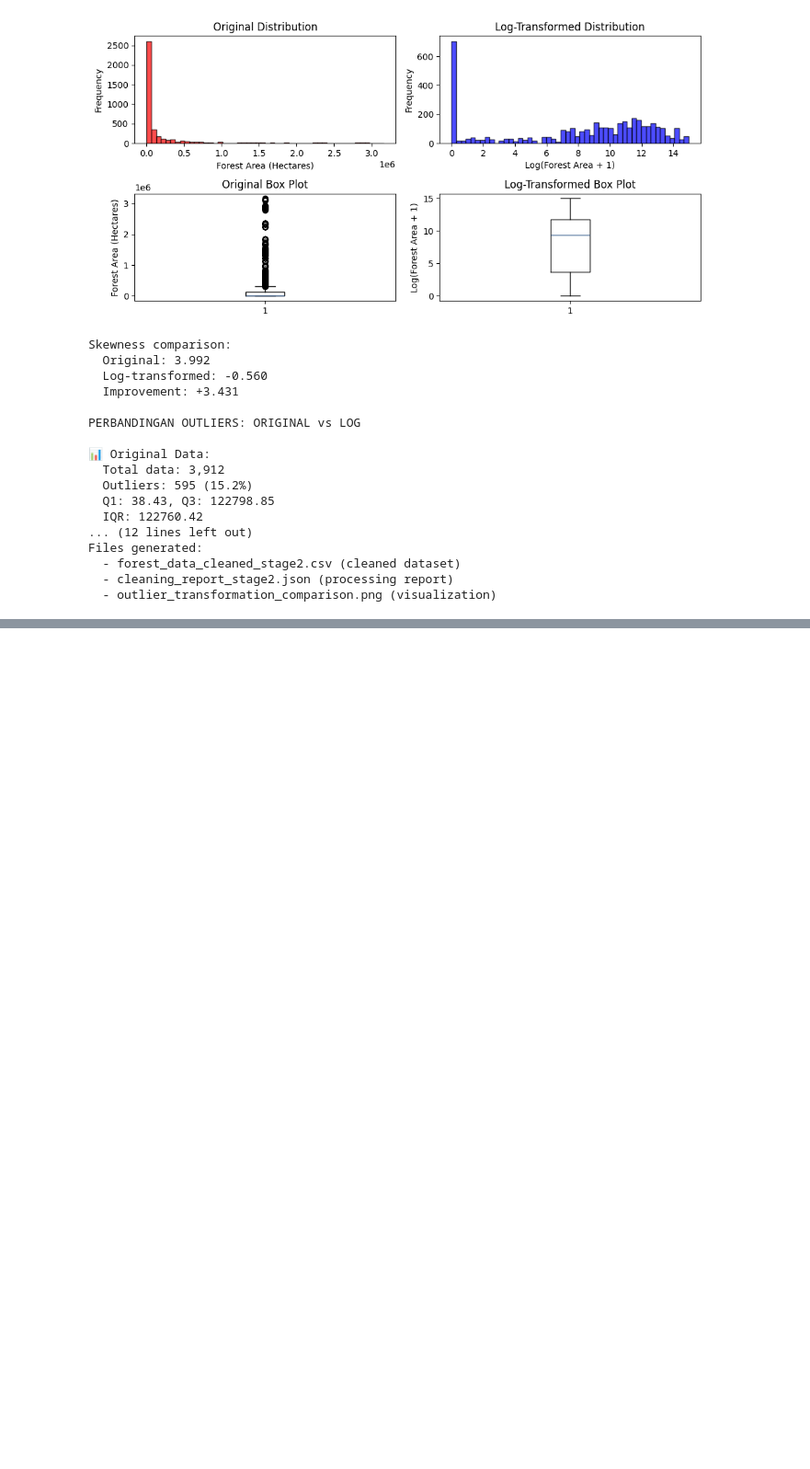
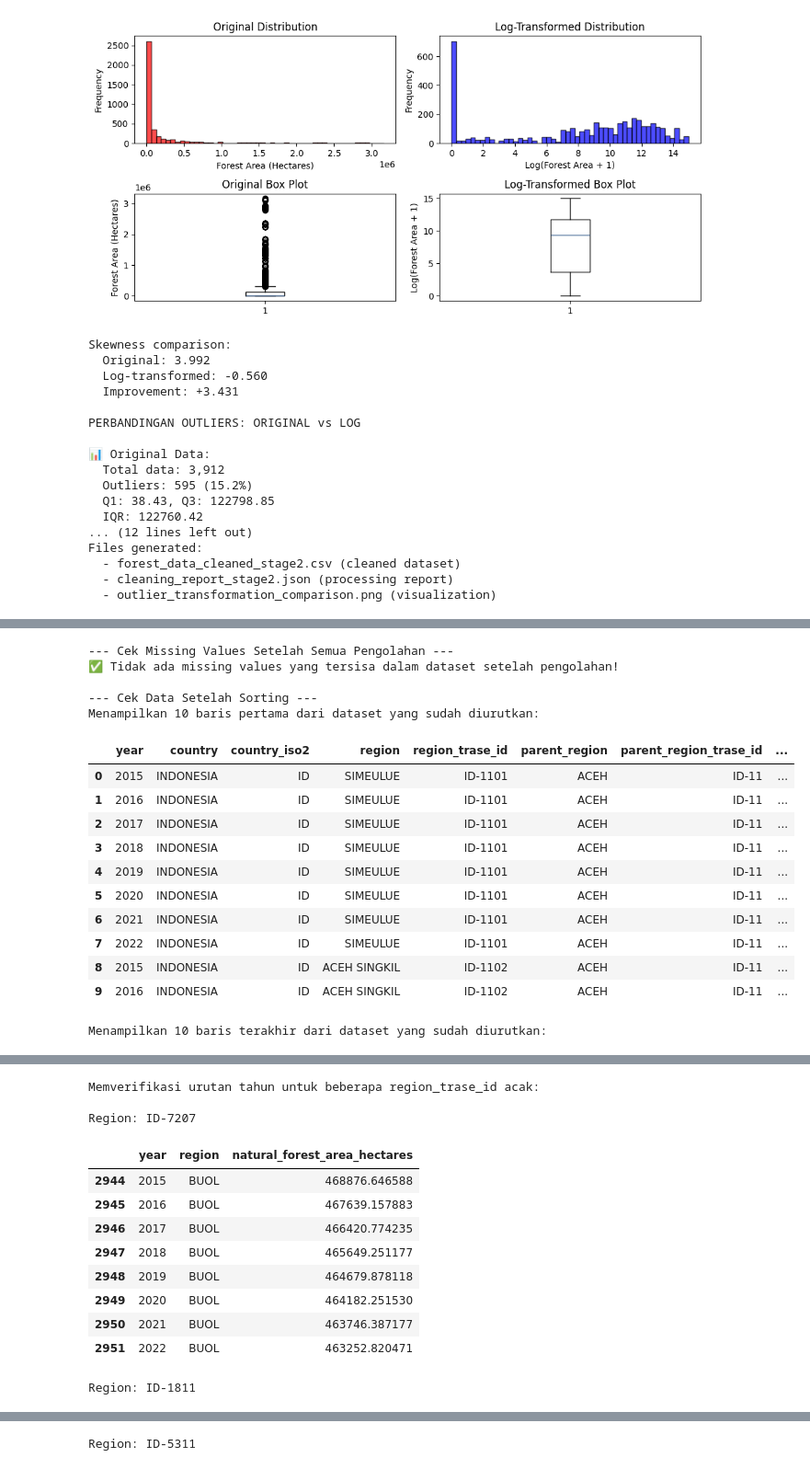
Before and after one commit to bintangfikrif/Unnamed-Final_Project, a Jupyter notebook: notebooks/main.ipynb, the cells around one changed output, grey strips where cells are left out. Shown at 92% size. Saved outputs shown, nothing was run; the diff lists cells and outputs as text; code cells hidden in the pictures; blank space fills up the shorter version.

```diff
--- a/notebooks/main.ipynb
+++ b/notebooks/main.ipynb
@@ -1228,0 +916,6 @@ else:
+# %%
+# Group by region_trase_id and sort each group by year
+grouped_and_sorted = df.groupby('region_trase_id').apply(lambda x: x.sort_values(by=COL_YEAR, ascending=True)).reset_index(drop=True)
+
+print("Dataset sorted by year within each region_trase_id:")
+display(grouped_and_sorted.head())
@@ -1228,0 +933,58 @@ else:
+# %%
+# Cek nilai yang hilang setelah semua pengolahan (terutama setelah merge)
+print("\n--- Cek Missing Values Setelah Semua Pengolahan ---")
+missing_values_final = df.isnull().sum()
+missing_percentage_final = (missing_values_final / len(df)) * 100
+missing_df_final = pd.DataFrame({
+    'Jumlah Missing': missing_values_final,
+    'Persentase Missing': missing_percentage_final
+})
+
+missing_summary_final = missing_df_final[missing_df_final['Jumlah Missing'] > 0]
+
+if len(missing_summary_final) > 0:
+    print(f"⚠️  Ditemukan missing values setelah pengolahan:")
+    display(missing_summary_final)
+
+    # Heatmap missing values final
+    if missing_values_final.sum() > 0:
+        plt.figure(figsize=(12, 6))
+        sns.heatmap(df.isnull(), cbar=True, cmap='YlOrRd', yticklabels=False)
+        plt.title('Peta Missing Values Akhir dalam Dataset')
+        plt.xlabel('Kolom')
+        plt.tight_layout()
+        plt.show()
+else:
+    print(f"✅ Tidak ada missing values yang tersisa dalam dataset setelah pengolahan!")
+
+# Cek data setelah sorting
+print("\n--- Cek Data Setelah Sorting ---")
+print("Menampilkan 10 baris pertama dari dataset yang sudah diurutkan:")
+display(grouped_and_sorted.head(10))
+
+print("\nMenampilkan 10 baris terakhir dari dataset yang sudah diurutkan:")
+display(grouped_and_sorted.tail(10))
+
+print("\nMemverifikasi urutan tahun untuk beberapa region_trase_id acak:")
+sample_regions = grouped_and_sorted['region_trase_id'].sample(3).tolist()
+for region in sample_regions:
+    print(f"\nRegion: {region}")
+    display(grouped_and_sorted[grouped_and_sorted['region_trase_id'] == region][[COL_YEAR, COL_REGION, COL_FOREST_AREA]])
+# %% [output]
+--- Cek Missing Values Setelah Semua Pengolahan ---
+✅ Tidak ada missing values yang tersisa dalam dataset setelah pengolahan!
+
+--- Cek Data Setelah Sorting ---
+Menampilkan 10 baris pertama dari dataset yang sudah diurutkan:
+|  | year | country | country_iso2 | region | region_trase_id | parent_region | parent_region_trase_id | ... |
+| 0 | 2015 | INDONESIA | ID | SIMEULUE | ID-1101 | ACEH | ID-11 | ... |
+| 1 | 2016 | INDONESIA | ID | SIMEULUE | ID-1101 | ACEH | ID-11 | ... |
+| 2 | 2017 | INDONESIA | ID | SIMEULUE | ID-1101 | ACEH | ID-11 | ... |
+| 3 | 2018 | INDONESIA | ID | SIMEULUE | ID-1101 | ACEH | ID-11 | ... |
+| 4 | 2019 | INDONESIA | ID | SIMEULUE | ID-1101 | ACEH | ID-11 | ... |
+| 5 | 2020 | INDONESIA | ID | SIMEULUE | ID-1101 | ACEH | ID-11 | ... |
+| 6 | 2021 | INDONESIA | ID | SIMEULUE | ID-1101 | ACEH | ID-11 | ... |
+| 7 | 2022 | INDONESIA | ID | SIMEULUE | ID-1101 | ACEH | ID-11 | ... |
+| 8 | 2015 | INDONESIA | ID | ACEH SINGKIL | ID-1102 | ACEH | ID-11 | ... |
+| 9 | 2016 | INDONESIA | ID | ACEH SINGKIL | ID-1102 | ACEH | ID-11 | ... |
+Menampilkan 10 baris terakhir dari dataset yang sudah diurutkan:
@@ -1228,0 +1002,13 @@ else:
+Memverifikasi urutan tahun untuk beberapa region_trase_id acak:
+
+Region: ID-7207
+|  | year | region | natural_forest_area_hectares |
+| 2944 | 2015 | BUOL | 468876.646588 |
+| 2945 | 2016 | BUOL | 467639.157883 |
+| 2946 | 2017 | BUOL | 466420.774235 |
+| 2947 | 2018 | BUOL | 465649.251177 |
+| 2948 | 2019 | BUOL | 464679.878118 |
+| 2949 | 2020 | BUOL | 464182.251530 |
+| 2950 | 2021 | BUOL | 463746.387177 |
+| 2951 | 2022 | BUOL | 463252.820471 |
+Region: ID-1811
@@ -1228,0 +1024 @@ else:
+Region: ID-5311
```
Also changed, not shown: parts of 23 cells of this notebook.
